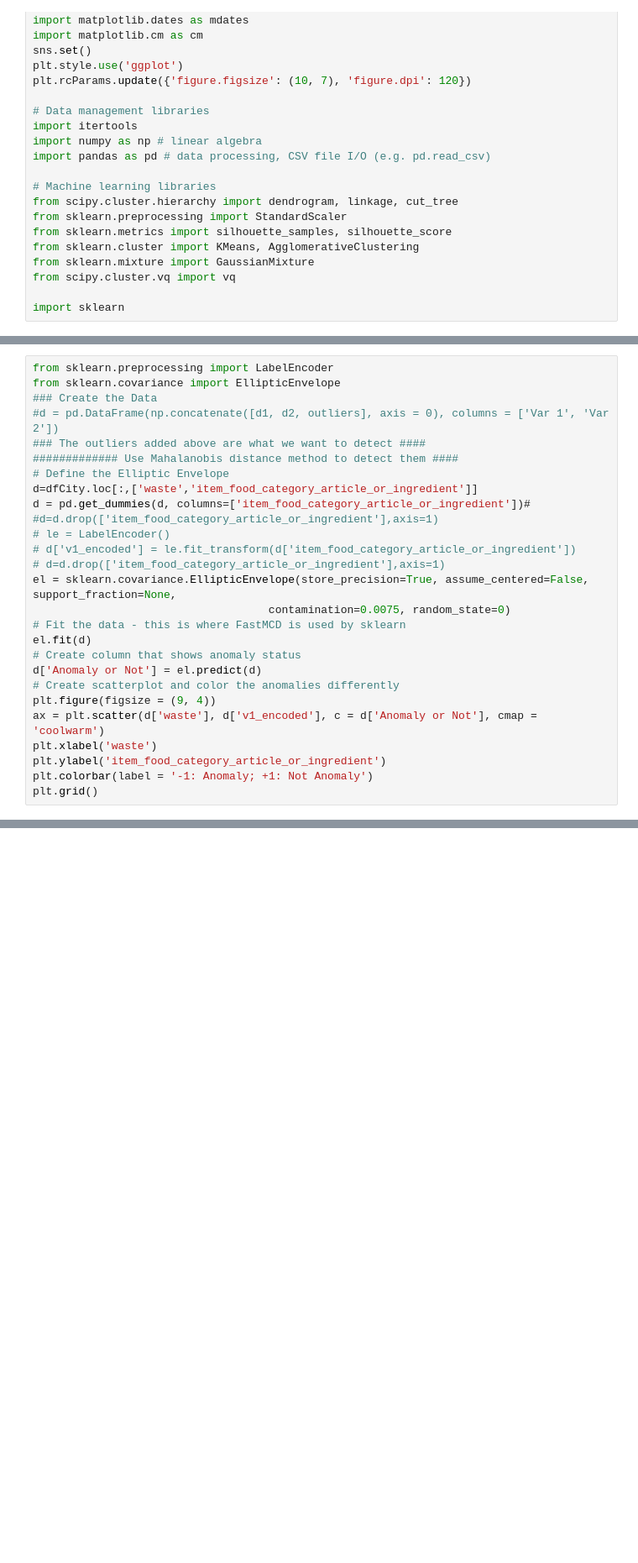
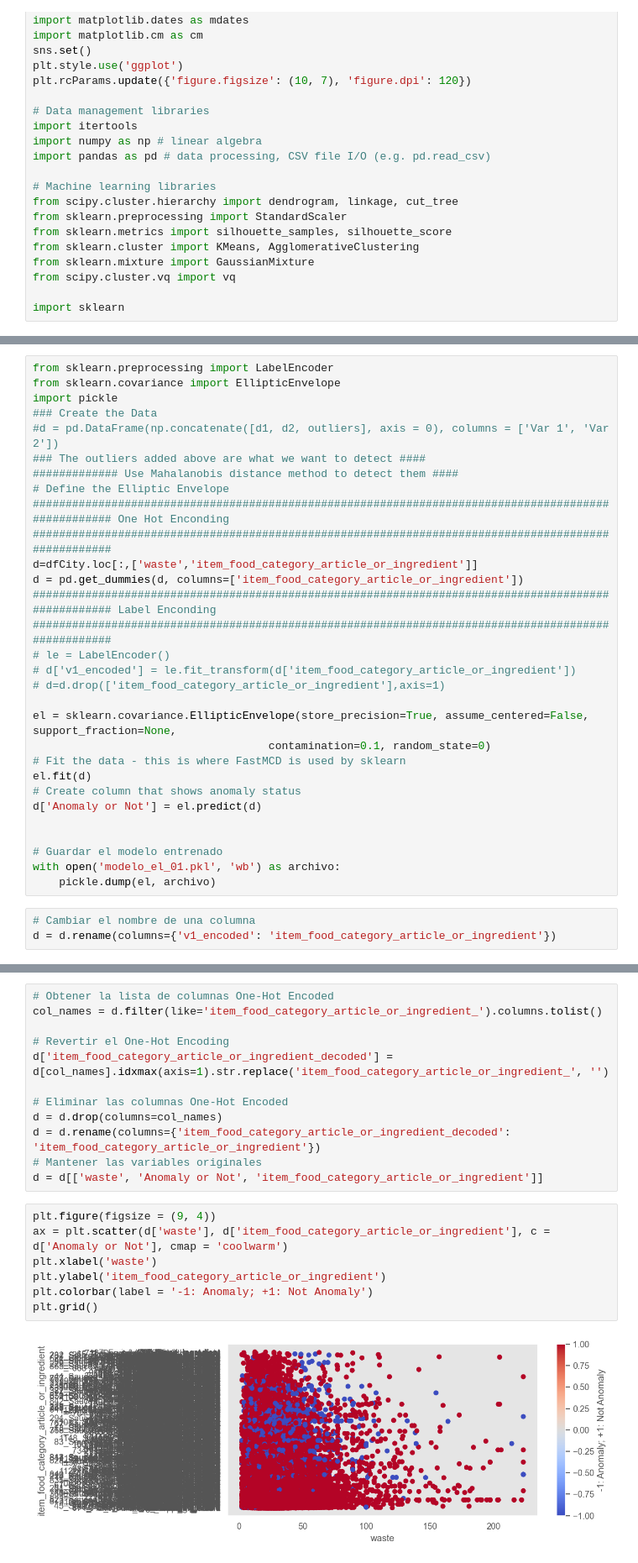
Before and after one commit to pcardenal5/DataFestImportBilly, a Jupyter notebook: scripts/EDA_waste.ipynb, the cells around one changed output, grey strips where cells are left out. Shown at 84% size. Saved outputs shown, nothing was run; the diff lists cells and outputs as text; blank space fills up the shorter version.

```diff
--- a/scripts/EDA_waste.ipynb
+++ b/scripts/EDA_waste.ipynb
@@ -332,27 +351,31 @@ dfCity.head()
 # %%
 from sklearn.preprocessing import LabelEncoder
 from sklearn.covariance import EllipticEnvelope
+import pickle
 ### Create the Data
 #d = pd.DataFrame(np.concatenate([d1, d2, outliers], axis = 0), columns = ['Var 1', 'Var 2'])
 ### The outliers added above are what we want to detect ####
 ############# Use Mahalanobis distance method to detect them ####
 # Define the Elliptic Envelope
+#################################################################################################### One Hot Enconding ####################################################################################################
 d=dfCity.loc[:,['waste','item_food_category_article_or_ingredient']]
-d = pd.get_dummies(d, columns=['item_food_category_article_or_ingredient'])#
-#d=d.drop(['item_food_category_article_or_ingredient'],axis=1)
+d = pd.get_dummies(d, columns=['item_food_category_article_or_ingredient'])
+#################################################################################################### Label Enconding ####################################################################################################
 # le = LabelEncoder()
 # d['v1_encoded'] = le.fit_transform(d['item_food_category_article_or_ingredient'])
 # d=d.drop(['item_food_category_article_or_ingredient'],axis=1)
+
 el = sklearn.covariance.EllipticEnvelope(store_precision=True, assume_centered=False, support_fraction=None,
-                                    contamination=0.0075, random_state=0)
+                                    contamination=0.1, random_state=0)
 # Fit the data - this is where FastMCD is used by sklearn
 el.fit(d)
 # Create column that shows anomaly status
 d['Anomaly or Not'] = el.predict(d)
-# Create scatterplot and color the anomalies differently
-plt.figure(figsize = (9, 4))
-ax = plt.scatter(d['waste'], d['v1_encoded'], c = d['Anomaly or Not'], cmap = 'coolwarm')
-plt.xlabel('waste')
-plt.ylabel('item_food_category_article_or_ingredient')
-plt.colorbar(label = '-1: Anomaly; +1: Not Anomaly')
-plt.grid()
+
+
+# Guardar el modelo entrenado
+with open('modelo_el_01.pkl', 'wb') as archivo:
+    pickle.dump(el, archivo)
+# %%
+# Cambiar el nombre de una columna
+d = d.rename(columns={'v1_encoded': 'item_food_category_article_or_ingredient'})
@@ -358,0 +391,21 @@ plt.grid()
+# %%
+# Obtener la lista de columnas One-Hot Encoded
+col_names = d.filter(like='item_food_category_article_or_ingredient_').columns.tolist()
+
+# Revertir el One-Hot Encoding
+d['item_food_category_article_or_ingredient_decoded'] = d[col_names].idxmax(axis=1).str.replace('item_food_category_article_or_ingredient_', '')
+
+# Eliminar las columnas One-Hot Encoded
+d = d.drop(columns=col_names)
+d = d.rename(columns={'item_food_category_article_or_ingredient_decoded': 'item_food_category_article_or_ingredient'})
+# Mantener las variables originales
+d = d[['waste', 'Anomaly or Not', 'item_food_category_article_or_ingredient']]
+# %%
+plt.figure(figsize = (9, 4))
+ax = plt.scatter(d['waste'], d['item_food_category_article_or_ingredient'], c = d['Anomaly or Not'], cmap = 'coolwarm')
+plt.xlabel('waste')
+plt.ylabel('item_food_category_article_or_ingredient')
+plt.colorbar(label = '-1: Anomaly; +1: Not Anomaly')
+plt.grid()
+# %% [output]
+[figure, added]
```
Also changed, not shown: parts of 6 cells of this notebook, 7 other files.
